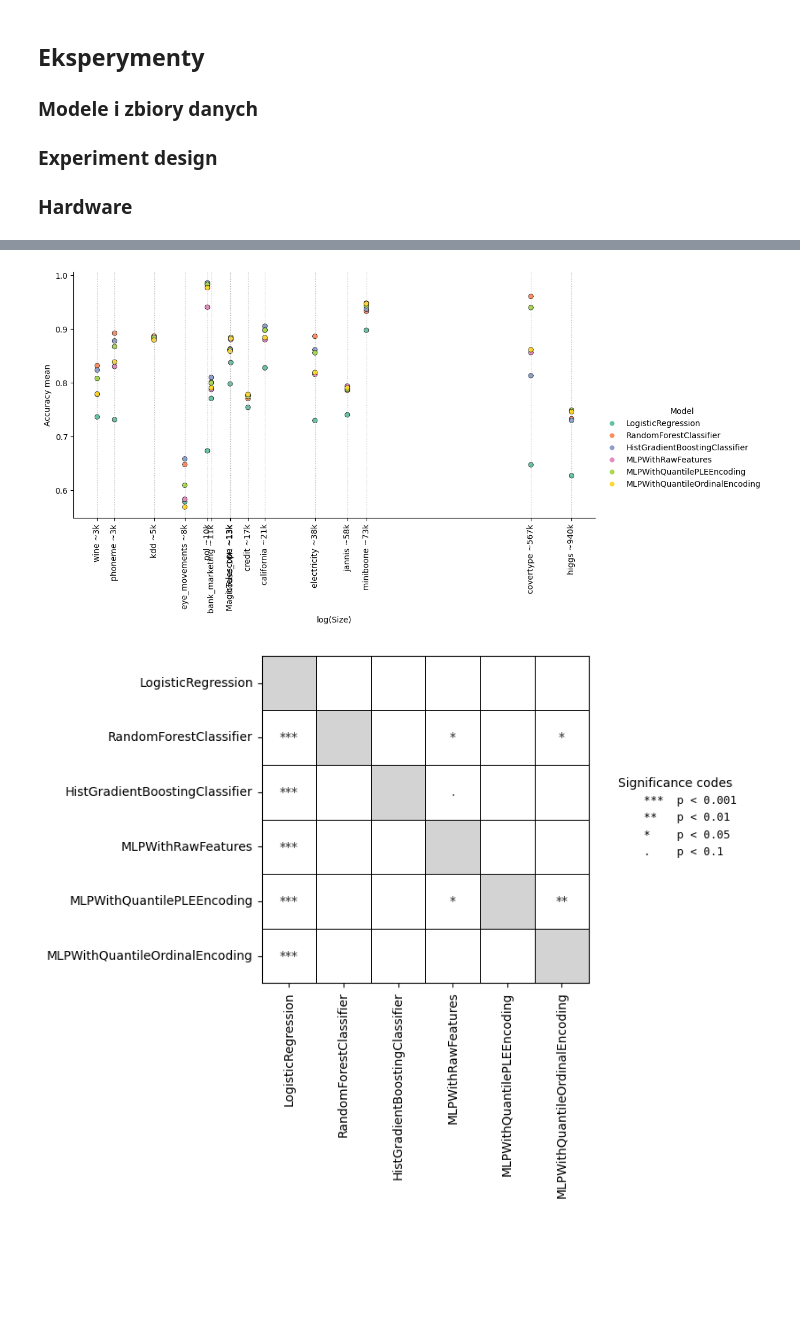
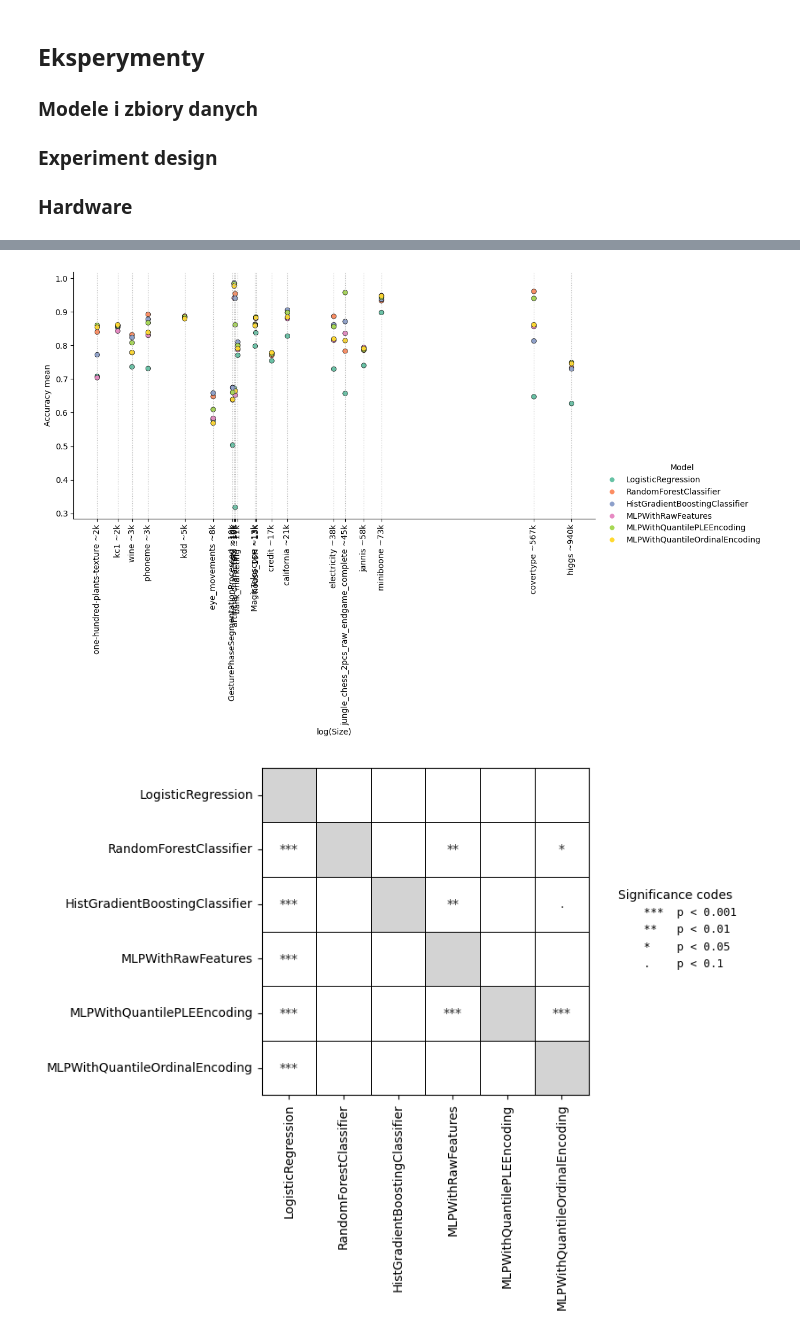
Before and after one commit to barhanc/tabular-discretization-and-nn, a Jupyter notebook: experiment.ipynb, the cells around one changed output, grey strips where cells are left out. Saved outputs shown, nothing was run; the diff lists cells and outputs as text; code cells hidden in the pictures; blank space fills up the shorter version.

```diff
--- a/experiment.ipynb
+++ b/experiment.ipynb
@@ -147,8 +164,9 @@ simplefilter("ignore", UserWarning)
 
 random_state = 0
 results = defaultdict(list)
+datasets = datasets2
 
-for dataset, details in datasets_grinsztajn.items():
+for dataset, details in datasets.items():
     X: pd.DataFrame
     y: pd.DataFrame
     X, y = fetch_openml(data_id=details["data_id"], return_X_y=True, as_frame=True)
@@ -204,3 +222,12 @@ logger.handlers.clear()
 
 with open(f"results/results_{time.strftime('%Y%m%d-%H%M%S')}.pickle", "wb") as file:
     pickle.dump(results, file, protocol=pickle.HIGHEST_PROTOCOL)
+# %%
+results_path_1 = "results/results_20250506-082815.pickle"
+results_path_2 = "results/results_20250507-020949.pickle"
+
+with open(results_path_1, "rb") as file:
+    df = pd.DataFrame(pickle.load(file))
+with open(results_path_2, "rb") as file:
+    df = pd.concat([df, pd.DataFrame(pickle.load(file))], axis=1)
+df
@@ -208,9 +250,6 @@ with open(f"results/results_{time.strftime('%Y%m%d-%H%M%S')}.pickle", "wb") as f
 import seaborn as sns
 import matplotlib.pyplot as plt
 
-results_path = "results/results_20250506-082815.pickle"
-with open(results_path, "rb") as file:
-    df = pd.DataFrame(pickle.load(file))
 
 df_melt = df.xs(key="test_acc_scores", axis=1, level=2).melt()
 df_melt.columns = ["Dataset", "Model", "Accuracy"]
@@ -246,7 +285,8 @@ models = df_acc.columns.get_level_values(1).unique()
 df_acc_agg = pd.DataFrame()
 df_acc_agg["acc_avg"] = df_acc.mean()
 
-for dataset, details in datasets_grinsztajn.items():
+datasets = datasets1 | datasets2
+for dataset, details in datasets.items():
     df_acc_agg.loc[(dataset, models), "size"] = details["n_samples"]
 
 df_acc_agg = df_acc_agg.reset_index()
@@ -270,23 +310,11 @@ fg.ax.set_xticks(
 )
 fg.ax.grid(True, which="major", axis="x", ls="dotted", lw=0.8)
 # %% [output]
-[figure, old version]
+[figure, new version]
 # %%
 from scipy import stats
 from itertools import product
 from matplotlib.patches import Patch
-
-
-def significance_codes(p: float):
-    if p < 0.001:
-        return "***"
-    if p < 0.01:
-        return "**"
-    if p < 0.05:
-        return "*"
-    if p < 0.1:
-        return "."
-    return ""
 
 
 df_acc = df.xs(key="test_acc_scores", axis=1, level=2)
@@ -305,32 +333,34 @@ for m1, m2 in product(models, repeat=2):
 fig, ax = plt.subplots()
 sns.heatmap(
     pvalue_matrix.isna(),
     cmap=["white", "lightgrey"],
     fmt="",
-    annot=pvalue_matrix.map(significance_codes),
+    annot=pvalue_matrix.map(
+        lambda p: "***" if p < 0.001 else "**" if p < 0.01 else "*" if p < 0.05 else "." if p < 0.1 else ""
+    ),
     linewidths=0.4,
     linecolor="k",
     cbar=False,
     square=True,
     ax=ax,
 )
 
 for _, spine in ax.spines.items():
     spine.set_visible(True)
 
 fig.legend(
     handles=[
         Patch(facecolor="w", edgecolor="w", label="***  p < 0.001"),
         Patch(facecolor="w", edgecolor="w", label="**   p < 0.01"),
         Patch(facecolor="w", edgecolor="w", label="*    p < 0.05"),
         Patch(facecolor="w", edgecolor="w", label=".    p < 0.1"),
     ],
     title="Significance codes",
     loc="center right",
     bbox_to_anchor=(1.08, 0.5),
     frameon=False,
     prop={"family": "monospace", "size": 9},
 )
 pass
 # %% [output]
-[figure, old version]
+[figure, new version]
```
Also changed, not shown: parts of 5 cells of this notebook, 1 other file.
